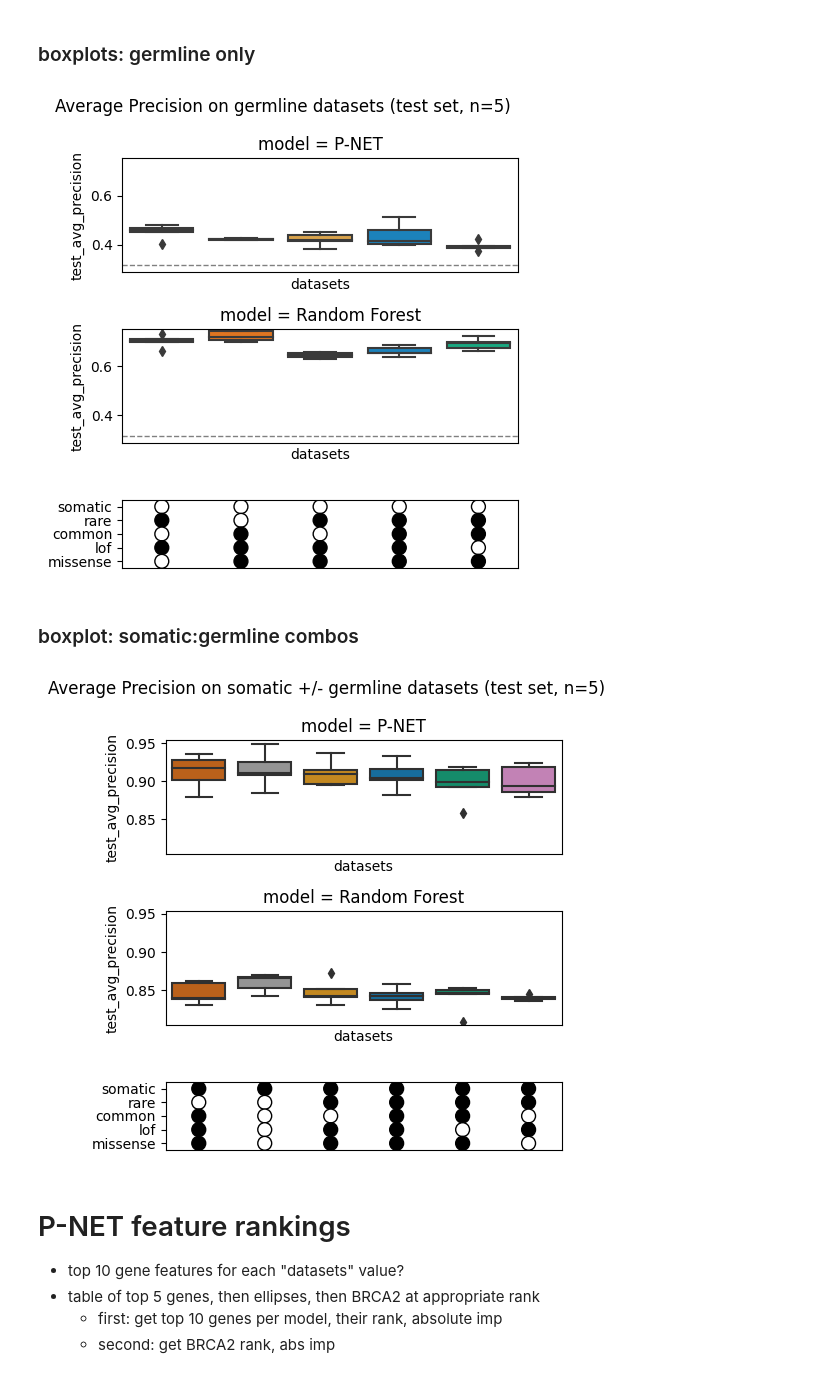
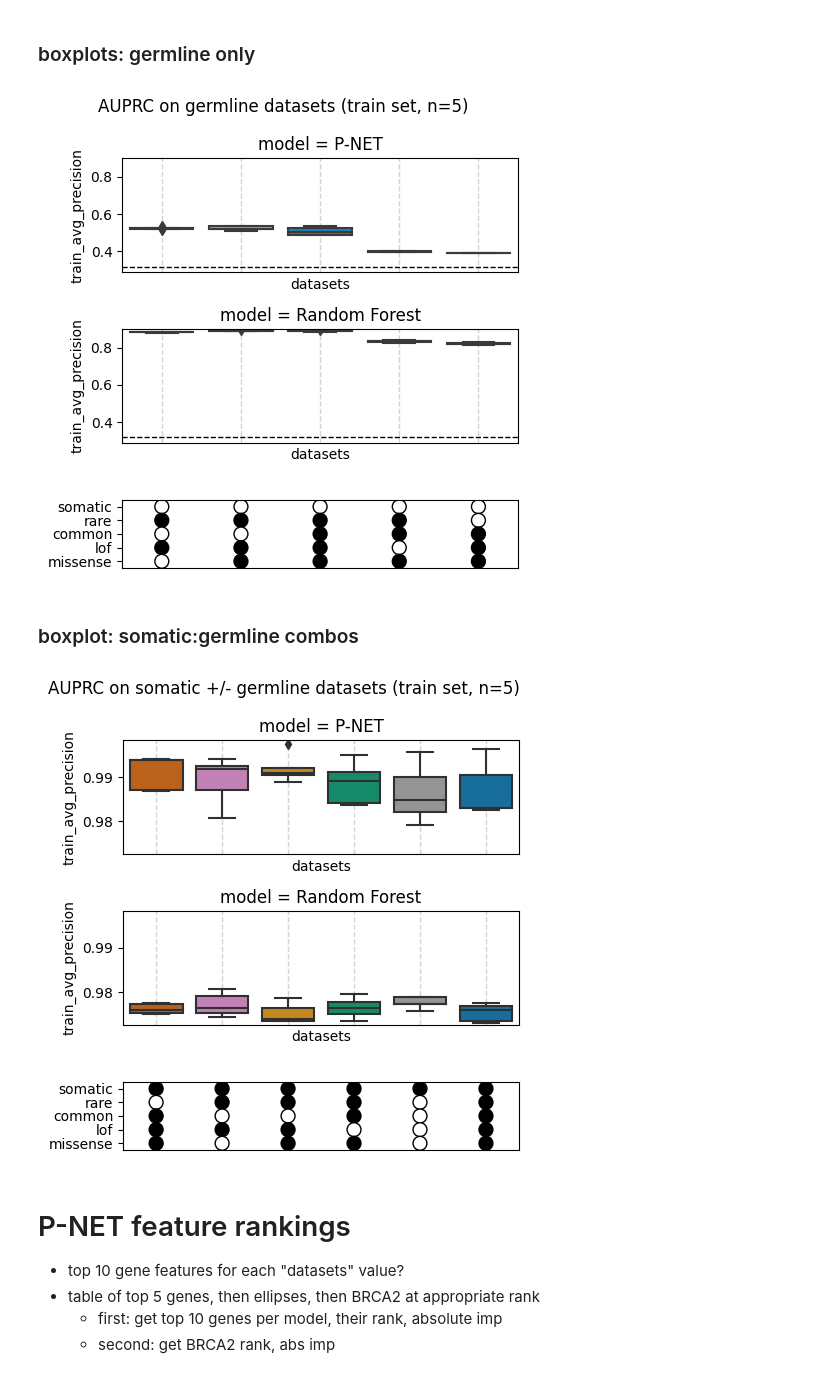
Before and after one commit to millergw/pnet, a Jupyter notebook: notebooks/get_P1000_results.ipynb, the cells around one changed output. Drawn from its saved outputs; the diff is of its cells as text; code cells hidden in the pictures.

Commit message:
minor figure updates (e.g. title)

```diff
--- a/notebooks/get_P1000_results.ipynb
+++ b/notebooks/get_P1000_results.ipynb
@@ -427,14 +393,14 @@ def plot_model_comparison_with_features(df, eval_set, feature_matrix, color_map=
 
     # add horizontal line to represent random performance
     if random_performance_value is not None:
-        ax_pnet.axhline(y=random_performance_value, linestyle='--', color='gray', linewidth=1)
-        ax_rf.axhline(y=random_performance_value, linestyle='--', color='gray', linewidth=1)
+        ax_pnet.axhline(y=random_performance_value, linestyle='--', color='black', linewidth=1)
+        ax_rf.axhline(y=random_performance_value, linestyle='--', color='black', linewidth=1)
 
-    # # Draw vertical lines for each dataset to draw the eye to the x-axis legend
-    # for i in range(len(datasets)):
-    #     ax_pnet.axvline(x=i, color='lightgray', linestyle='--', linewidth=1, zorder=0)
-    #     ax_rf.axvline(x=i, color='lightgray', linestyle='--', linewidth=1, zorder=0)
-    #     ax_matrix.axvline(x=i, color='lightgray', linestyle='--', linewidth=1, zorder=0)
+    # Draw vertical lines for each dataset to draw the eye to the x-axis legend
+    for i in range(len(datasets)):
+        ax_pnet.axvline(x=i, color='lightgray', linestyle='--', linewidth=1, zorder=0)
+        ax_rf.axvline(x=i, color='lightgray', linestyle='--', linewidth=1, zorder=0)
+        ax_matrix.axvline(x=i, color='lightgray', linestyle='--', linewidth=1, zorder=0)
 
 
     # Plot shared feature matrix
@@ -473,7 +439,7 @@ data = generate_fake_data(datasets_all) # needs a shared group col w/the feature
 # %% [markdown]
 ### boxplots on all dataset combos combined)
 # %%
-eval_set = "test"
+eval_set = "train" # "test" or "train"
 metric_col = f"{eval_set}_avg_precision"
 df_pnet = df[df["model_type"] == "pnet"]
 df_rf = df[df["model_type"] == "rf"]
@@ -490,11 +456,11 @@ feature_matrix = get_feature_matrix(datasets, features)
 plot_boxplot_with_features(df_pnet, datasets, feature_matrix, color_map=custom_colors,
                            y_name=metric_col, x_name="datasets",
                            dataset_order=dataset_order,
-                           title=f"Average Precision with model = P-NET ({eval_set} set, n=5)",
+                           title=f"AUPRC with model = P-NET ({eval_set} set, n=5)",
                            figsize_tuple=(6, 3.2), fig_ratio=[2, 1])
 
 plot_model_comparison_with_features(df, eval_set, feature_matrix, color_map=custom_colors,
                                     dataset_order=dataset_order,
                                     figsize_tuple=(6,6), fig_ratio=[6, 6, 3],
-                                    title=f"Average Precision ({eval_set} set, n=5)")
+                                    title=f"AUPRC ({eval_set} set, n=5)")
 # %% [output]
@@ -514,29 +480,29 @@ feature_matrix = get_feature_matrix(datasets, features)
 plot_model_comparison_with_features(df_germline_only, eval_set, feature_matrix, color_map=custom_colors,
                                     dataset_order=dataset_order,
                                     figsize_tuple=(5,5), fig_ratio=[5, 5, 3],
-                                    title=f"Average Precision on germline datasets ({eval_set} set, n=5)",
+                                    title=f"AUPRC on germline datasets ({eval_set} set, n=5)",
                                     random_performance_value=p1000_metastatic_prevalence,
                                     setMinYToRandomPerformance=True)
 # %% [output]
-[figure, old version]
+[figure, new version]
 # %% [markdown]
 ### boxplot: somatic:germline combos
 # %%
 metric_col = f"{eval_set}_avg_precision"
 df_combos = df[df["datasets"].str.contains("somatic")]
 datasets = df_combos['datasets'].unique().tolist()
 
 
 features = ['somatic', 'rare', 'common', 'lof', 'missense']
 feature_matrix = get_feature_matrix(datasets, features)
 
 plot_model_comparison_with_features(df_combos, eval_set, feature_matrix, color_map=custom_colors,
                                     dataset_order=dataset_order,
                                     figsize_tuple=(5,5), fig_ratio=[5, 5, 3],
-                                    title=f"Average Precision on somatic +/- germline datasets ({eval_set} set, n=5)",
+                                    title=f"AUPRC on somatic +/- germline datasets ({eval_set} set, n=5)",
                                     random_performance_value=p1000_metastatic_prevalence)
 # %% [output]
-[figure, old version]
+[figure, new version]
 # %% [markdown]
 # P-NET feature rankings
 - top 10 gene features for each "datasets" value?
```
Also changed, not shown: parts of 11 cells of this notebook.
